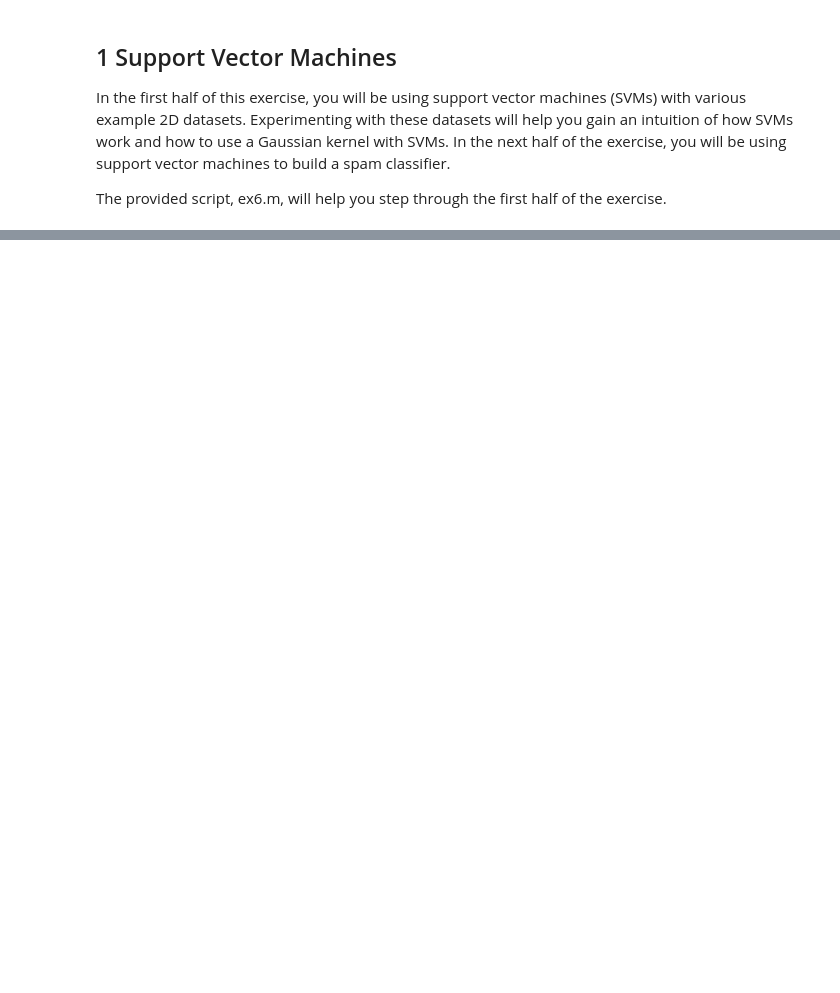
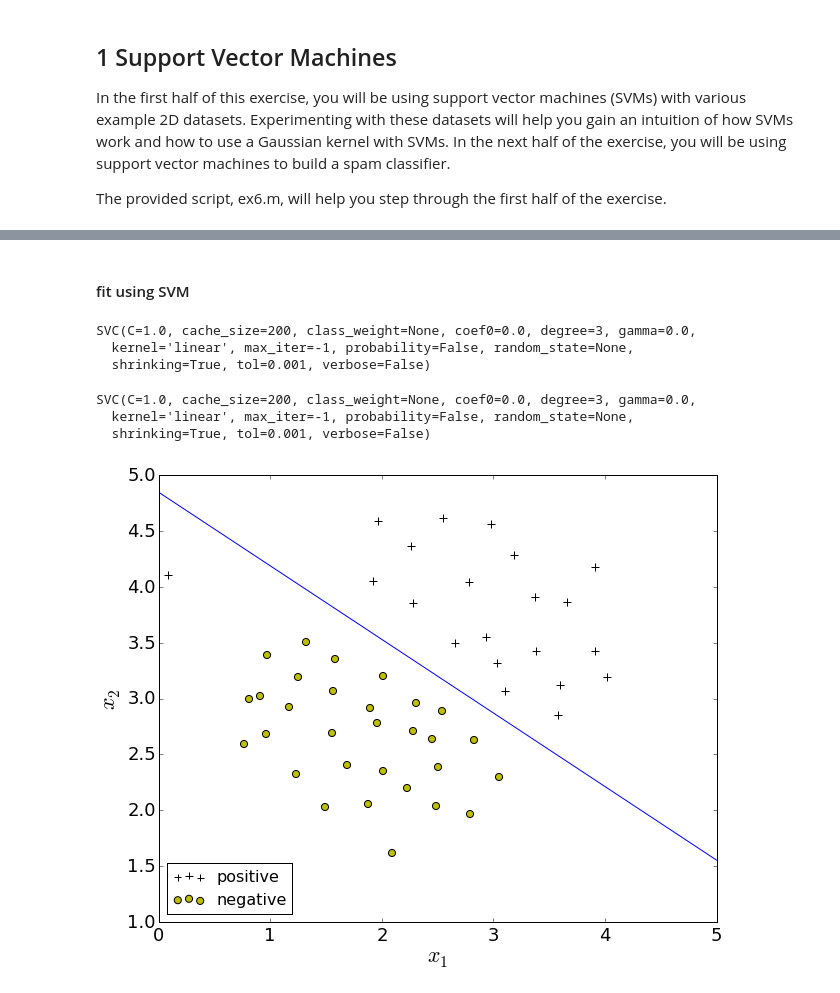
Before and after one commit to nakicam/DataScienceTraining, a Jupyter notebook: courses/coursera_ml008/hw6/hw6_support_vector_machine.ipynb, the cells around one changed output, grey strips where cells are left out. Drawn from its saved outputs; the diff is of its cells as text; code cells hidden in the pictures; blank space fills up the shorter version.

```diff
--- a/courses/coursera_ml008/hw6/hw6_support_vector_machine.ipynb
+++ b/courses/coursera_ml008/hw6/hw6_support_vector_machine.ipynb
@@ -94,10 +68,15 @@ df.head()
 # %%
-df_pass = df[df.y==1]
-df_fail = df[df.y==0]
-plt.scatter(df_pass.x1, df_pass.x2, c='k', marker='+', s=50)
-plt.scatter(df_fail.x1, df_fail.x2, c='y', marker='o', s=50)
-plt.axis([0, 5, 1, 5])
-plt.xlabel('$x_1$')
-plt.ylabel('$x_2$')
-plt.legend(['positive', 'negative'], loc='lower left')
-plt.show()
+def display_data(X, y, boundary=None):
+    pos = y==1
+    neg = np.logical_not(pos)
+    plt.scatter(X[pos,0], X[pos,1], c='k', marker='+', s=50)
+    plt.scatter(X[neg,0], X[neg,1], c='y', marker='o', s=50)
+    plt.axis([0, 5, 1, 5])
+    plt.xlabel('$x_1$')
+    plt.ylabel('$x_2$')
+    plt.legend(['positive', 'negative'], loc='lower left')
+
+    if boundary is not None:
+        xp, yp = boundary
+        plt.plot(xp, yp, 'b-')
+    plt.show()
@@ -105,0 +87,2 @@ plt.show()
+# %% [markdown]
+#### fit using SVM
@@ -105,0 +92,24 @@ plt.show()
+# %%
+classifier = svm.SVC(C=1.0, kernel='linear')
+classifier
+# %% [output]
+SVC(C=1.0, cache_size=200, class_weight=None, coef0=0.0, degree=3, gamma=0.0,
+  kernel='linear', max_iter=-1, probability=False, random_state=None,
+  shrinking=True, tol=0.001, verbose=False)
+# %%
+classifier.fit(X, y)
+classifier
+# %% [output]
+SVC(C=1.0, cache_size=200, class_weight=None, coef0=0.0, degree=3, gamma=0.0,
+  kernel='linear', max_iter=-1, probability=False, random_state=None,
+  shrinking=True, tol=0.001, verbose=False)
+# %%
+def get_boundary(classifier):
+    w = classifier.dual_coef_.dot(classifier.support_vectors_).flatten()
+    xp = np.linspace(0, 5, 100)
+    yp = (-w[0]*xp - classifier.intercept_)/w[1]
+    return xp, yp
+# %%
+display_data(X, y, get_boundary(classifier))
+# %% [output]
+[figure, added]
```
Also changed, not shown: parts of 31 cells of this notebook.
